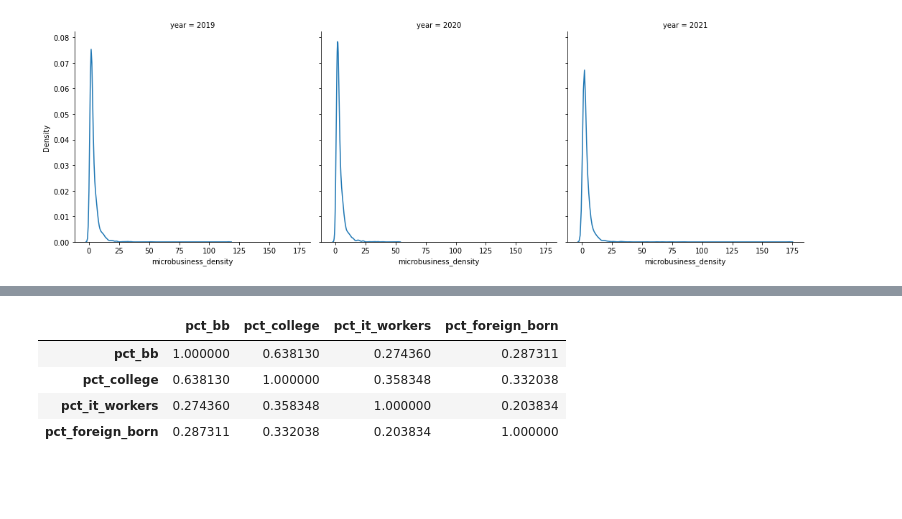
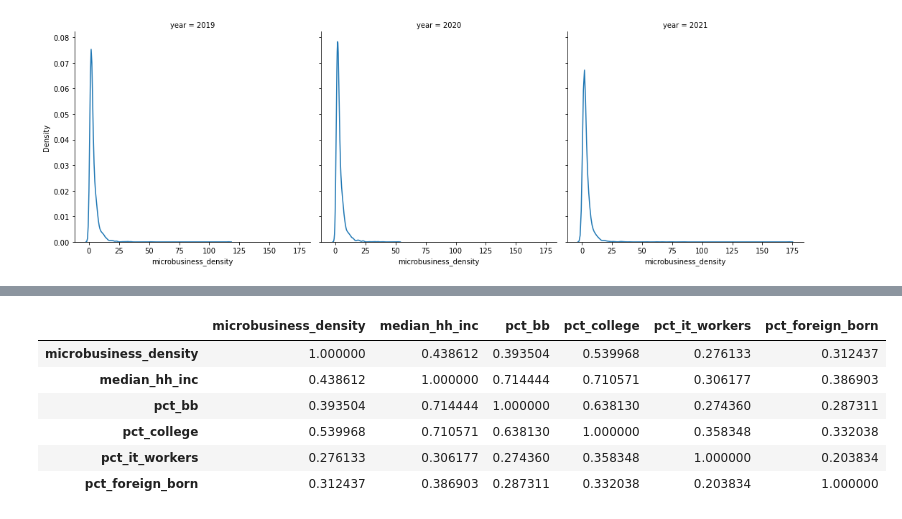
Before and after one commit to sdingx/kaggle_microbusiness, a Jupyter notebook: EDA_census.ipynb, the cells around one changed output, grey strips where cells are left out. Cells and saved outputs as stored; diff of their text form; code cells hidden in the pictures; blank space fills up the shorter version.

```diff
--- a/EDA_census.ipynb
+++ b/EDA_census.ipynb
@@ -193,9 +196,11 @@ sns.displot(data=df, kind='kde', x='microbusiness_density', col='year')
 # %%
 # corr plot
-df[['pct_bb', 'pct_college', 'pct_it_workers', 'pct_foreign_born']].corr().style.background_gradient(cmap='coolwarm')
+df[['microbusiness_density','median_hh_inc', 'pct_bb', 'pct_college', 'pct_it_workers', 'pct_foreign_born']].corr().style.background_gradient(cmap='coolwarm')
 # %% [output]
-|  | pct_bb | pct_college | pct_it_workers | pct_foreign_born |
-| pct_bb | 1.000000 | 0.638130 | 0.274360 | 0.287311 |
-| pct_college | 0.638130 | 1.000000 | 0.358348 | 0.332038 |
-| pct_it_workers | 0.274360 | 0.358348 | 1.000000 | 0.203834 |
-| pct_foreign_born | 0.287311 | 0.332038 | 0.203834 | 1.000000 |
+|  | microbusiness_density | median_hh_inc | pct_bb | pct_college | pct_it_workers | pct_foreign_born |
+| microbusiness_density | 1.000000 | 0.438612 | 0.393504 | 0.539968 | 0.276133 | 0.312437 |
+| median_hh_inc | 0.438612 | 1.000000 | 0.714444 | 0.710571 | 0.306177 | 0.386903 |
+| pct_bb | 0.393504 | 0.714444 | 1.000000 | 0.638130 | 0.274360 | 0.287311 |
+| pct_college | 0.539968 | 0.710571 | 0.638130 | 1.000000 | 0.358348 | 0.332038 |
+| pct_it_workers | 0.276133 | 0.306177 | 0.274360 | 0.358348 | 1.000000 | 0.203834 |
+| pct_foreign_born | 0.312437 | 0.386903 | 0.287311 | 0.332038 | 0.203834 | 1.000000 |
```
Also changed, not shown: parts of 6 cells of this notebook, 4 other files.
